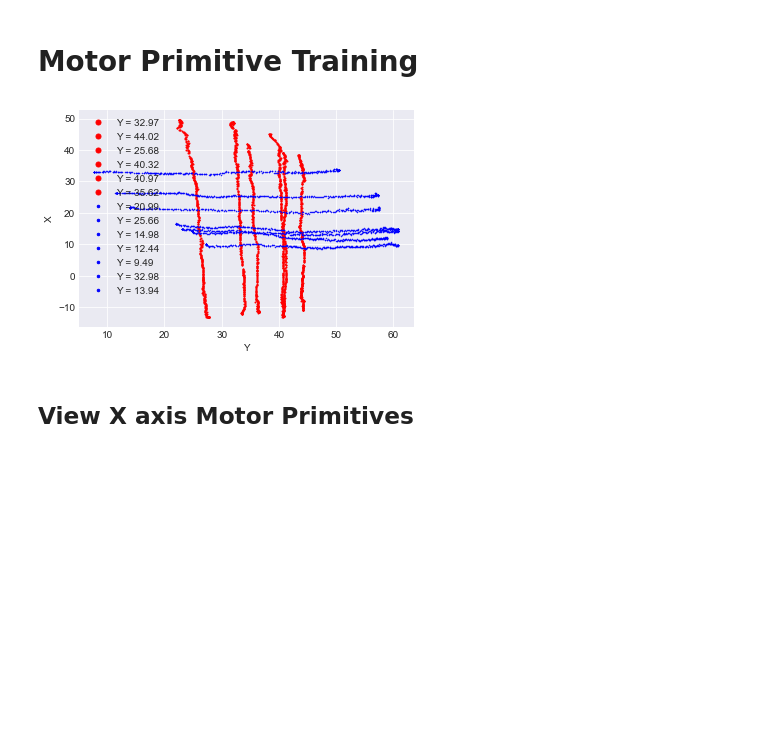
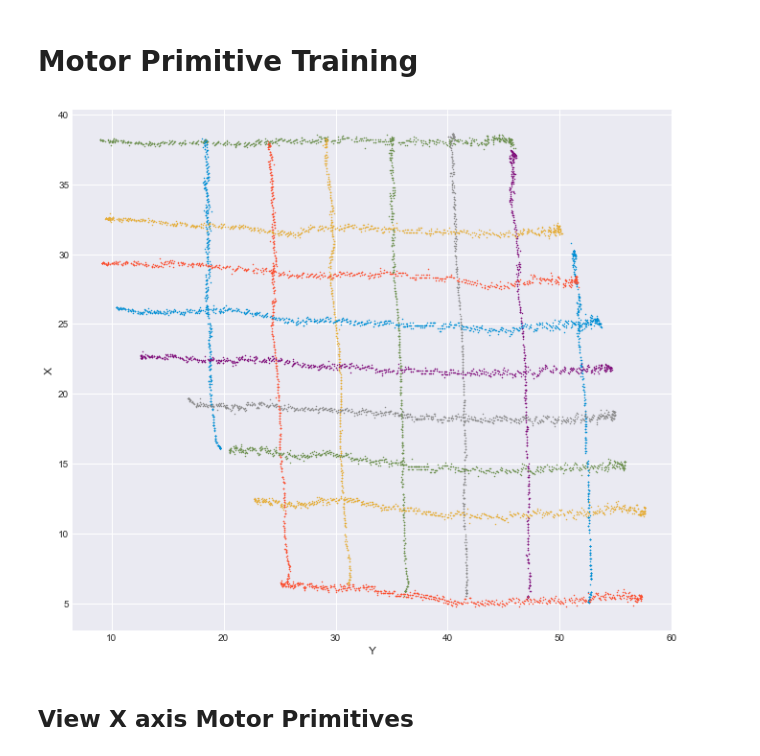
Before and after one commit to webb-ben/Thesis-Code, a Jupyter notebook: Visualization.ipynb, the cells around one changed output. Saved outputs shown, nothing was run; the diff lists cells and outputs as text; code cells hidden in the pictures; blank space fills up the shorter version.

```diff
--- a/Visualization.ipynb
+++ b/Visualization.ipynb
@@ -3,8 +3,6 @@
 # %%
 t1 = 1
 t2 = 2
-t3 = 3
-t4 = 4
 x = 5
 y = 6
 z = 7
@@ -30,31 +28,31 @@ from mpl_toolkits.mplot3d import Axes3D
 %autoreload 2
 np.set_printoptions(suppress=True, precision=5)
 
-plt.style.use(['seaborn-colorblind', 'seaborn-darkgrid'])
+plt.style.use(['fivethirtyeight', 'seaborn-darkgrid'])
 plt.tight_layout()
-plt.rcParams['figure.figsize'] = [8,8]
+plt.rcParams['figure.figsize'] = [10,10]
 # %%
+plt.rcParams['figure.figsize'] = [10,10]
 
 # Plot X-direction Motor Primitive in Euclidean space
-for i in range(18,24):
-    filename = 'DataFolder/Data/Line1/Line%03i.csv' %i
+for i in range(33,40):
+    filename = 'DataFolder/Data/xPrim/Line%03i.csv' %i
     A = np.genfromtxt(filename, delimiter=",", skip_header=2 )
-    plt.plot(A[:,y], A[:,x], 'r.', ms=2, label= 'Y = %.2f' %np.mean(A[:, y]))
+    plt.scatter(A[:,y], A[:,x], s=1, label= 'Y = %.2f' %np.mean(A[:, y]))
 
 
 # Plot Y-direction Motor Primitive in Euclidean space
-for i in range(25,32):
-    filename = 'DataFolder/Data/LineY/Line%03i.csv' %i
+for i in range(40,49):
+    filename = 'DataFolder/Data/yPrim/Line%03i.csv' %i
     A = np.genfromtxt(filename, delimiter=",", skip_header=2 )
-    plt.plot(A[:,y], A[:,x], 'b.', ms = 1, label= 'Y = %.2f' %np.mean(A[:, x]))
+    plt.scatter(A[:,y], A[:,x], s = 1, label= 'X = %.2f' %np.mean(A[:, x]))
 
 
-plt.legend(markerscale = 5)
 plt.xlabel("Y")
 plt.ylabel("X")
 plt.show()
 # %% [output]
-[figure, old version]
+[figure, new version]
 # %% [markdown]
 ## View X axis Motor Primitives
 # %%
```
Also changed, not shown: parts of 9 cells of this notebook, 4 other files.
